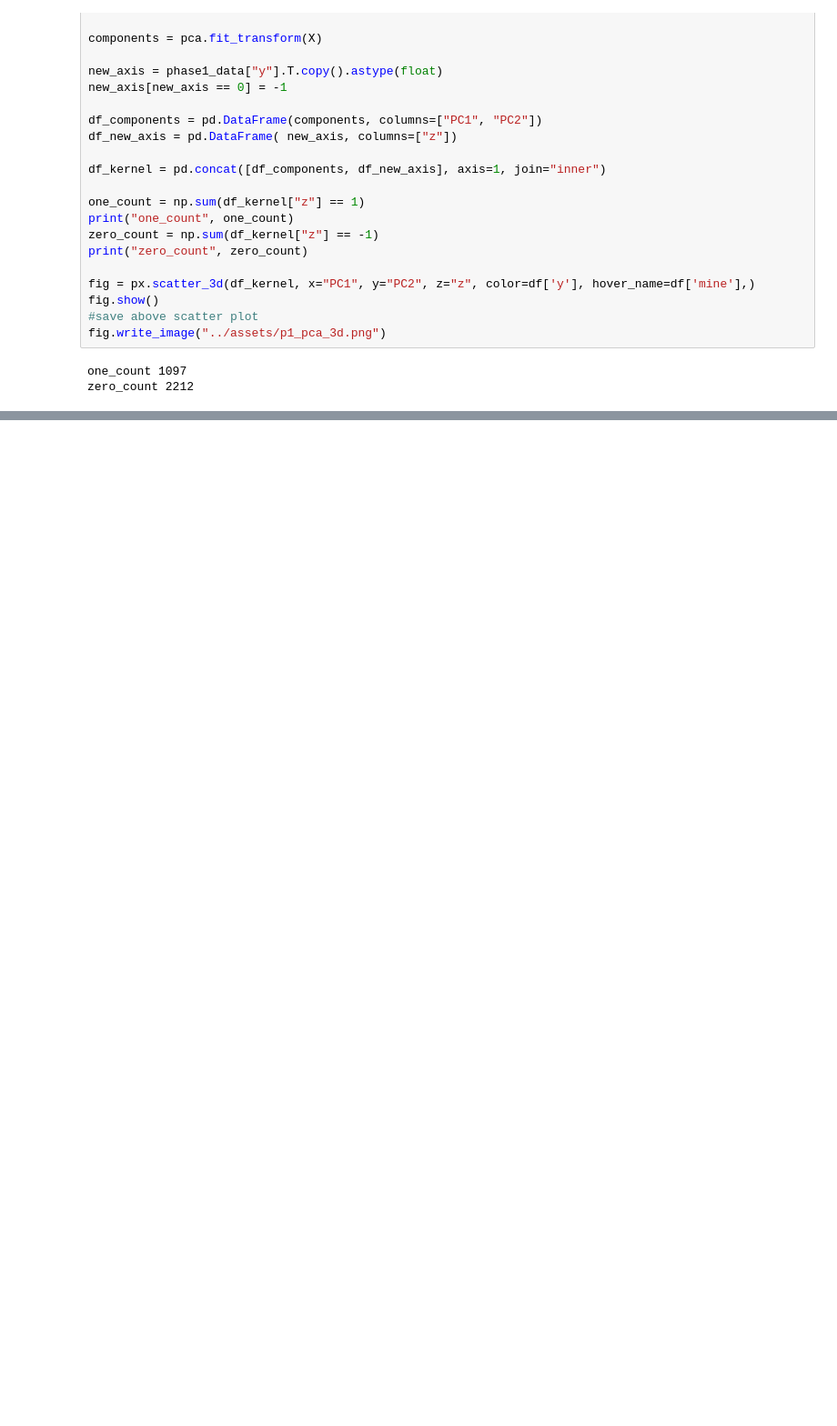
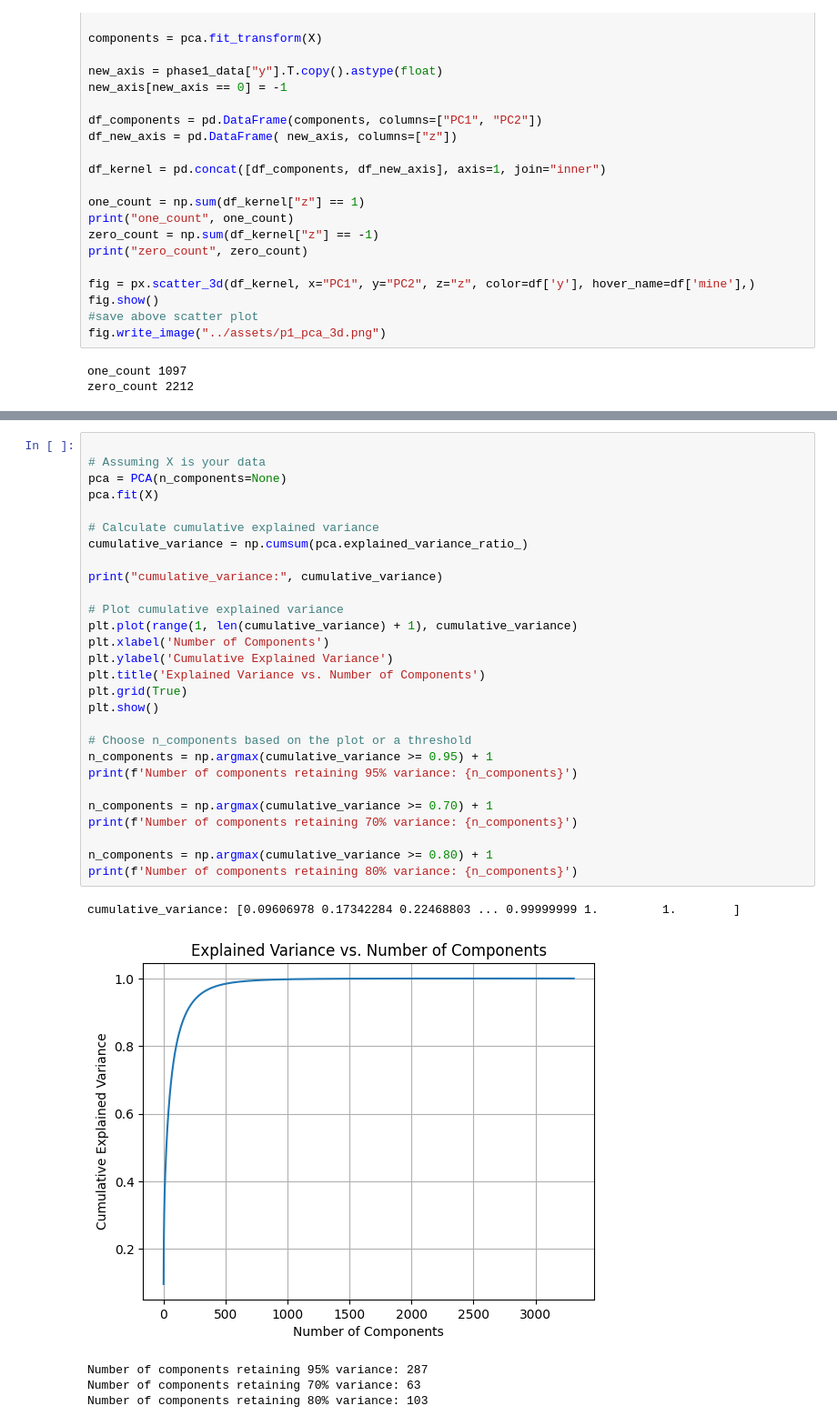
Before and after one commit to kanwarSINGH03/acoustic_signal_classification, a Jupyter notebook: analysis/phase1_analysis.ipynb, the cells around one changed output, grey strips where cells are left out. Shown: that part at 91% size. Cells and saved outputs as stored; diff of their text form; blank space fills up the shorter version.

```diff
--- a/analysis/phase1_analysis.ipynb
+++ b/analysis/phase1_analysis.ipynb
@@ -65,0 +94,34 @@ zero_count 2212
+# %%
+
+# Assuming X is your data
+pca = PCA(n_components=None)
+pca.fit(X)
+
+# Calculate cumulative explained variance
+cumulative_variance = np.cumsum(pca.explained_variance_ratio_)
+
+print("cumulative_variance:", cumulative_variance)
+
+# Plot cumulative explained variance
+plt.plot(range(1, len(cumulative_variance) + 1), cumulative_variance)
+plt.xlabel('Number of Components')
+plt.ylabel('Cumulative Explained Variance')
+plt.title('Explained Variance vs. Number of Components')
+plt.grid(True)
+plt.show()
+
+# Choose n_components based on the plot or a threshold
+n_components = np.argmax(cumulative_variance >= 0.95) + 1
+print(f'Number of components retaining 95% variance: {n_components}')
+
+n_components = np.argmax(cumulative_variance >= 0.70) + 1
+print(f'Number of components retaining 70% variance: {n_components}')
+
+n_components = np.argmax(cumulative_variance >= 0.80) + 1
+print(f'Number of components retaining 80% variance: {n_components}')
+# %% [output]
+cumulative_variance: [0.09606978 0.17342284 0.22468803 ... 0.99999999 1.         1.        ]
+[figure, added]
+Number of components retaining 95% variance: 287
+Number of components retaining 70% variance: 63
+Number of components retaining 80% variance: 103
```
Also changed, not shown: parts of 5 cells of this notebook, 5 other files.
